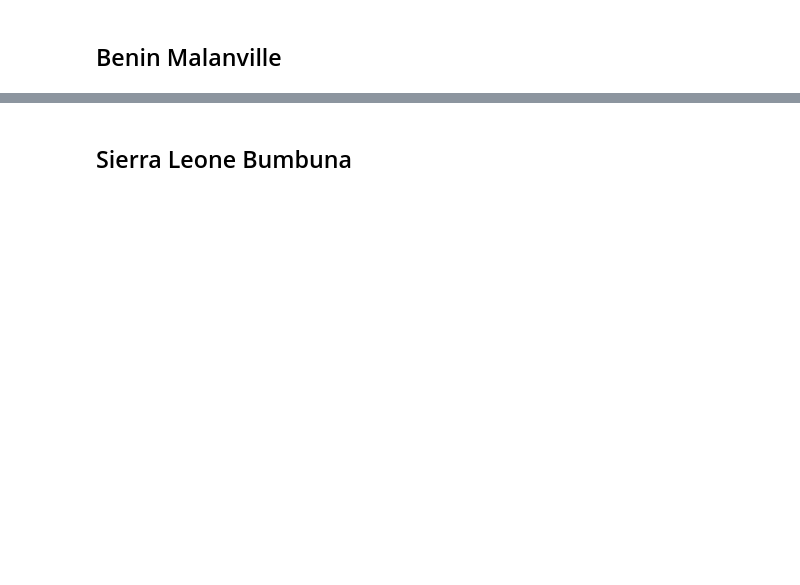
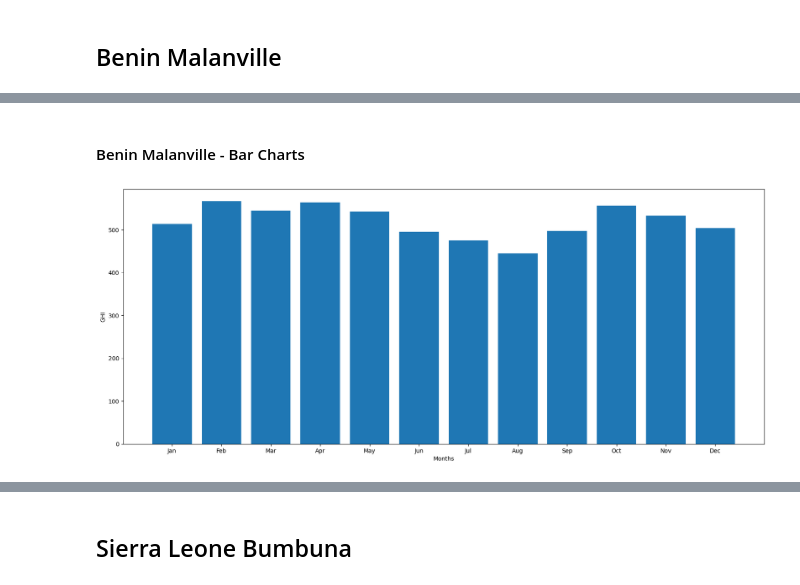
Before and after one commit to leuel-a/moonlight-solar-analysis, a Jupyter notebook: notebooks/EDA.ipynb, the cells around one changed output, grey strips where cells are left out. Cells and saved outputs as stored; diff of their text form; code cells hidden in the pictures; blank space fills up the shorter version.

Commit message:
add initial timeseries analysis for numeric values

```diff
--- a/notebooks/EDA.ipynb
+++ b/notebooks/EDA.ipynb
@@ -37,0 +99,3 @@ benin_df.describe()
+# %%
+benin_df['Timestamp'] = pd.to_datetime(benin_df['Timestamp'])
+benin_df['Timestamp'].dtype
@@ -37,0 +104,3 @@ benin_df.describe()
+# %%
+benin_df['Month'] = benin_df['Timestamp'].dt.month
+benin_df['Month'].dtype
@@ -37,0 +129,3 @@ benin_df.describe()
+# %%
+monthly_average_benin_df = benin_df.groupby('Month').mean()
+monthly_average_benin_df.head(20)
@@ -37,0 +147,10 @@ benin_df.describe()
+# %% [markdown]
+#### Benin Malanville - Bar Charts
+# %%
+# plot bar chart for numeric columns
+# plot the bar chart for the following numeric columns -> GHI, DNI, DHI, and Tamb
+plot_bar_chart(monthly_average_benin_df, 'GHI')
+
+plt.show()
+# %% [output]
+[figure, added]
```
Also changed, not shown: parts of 60 cells of this notebook, 2 other files.
